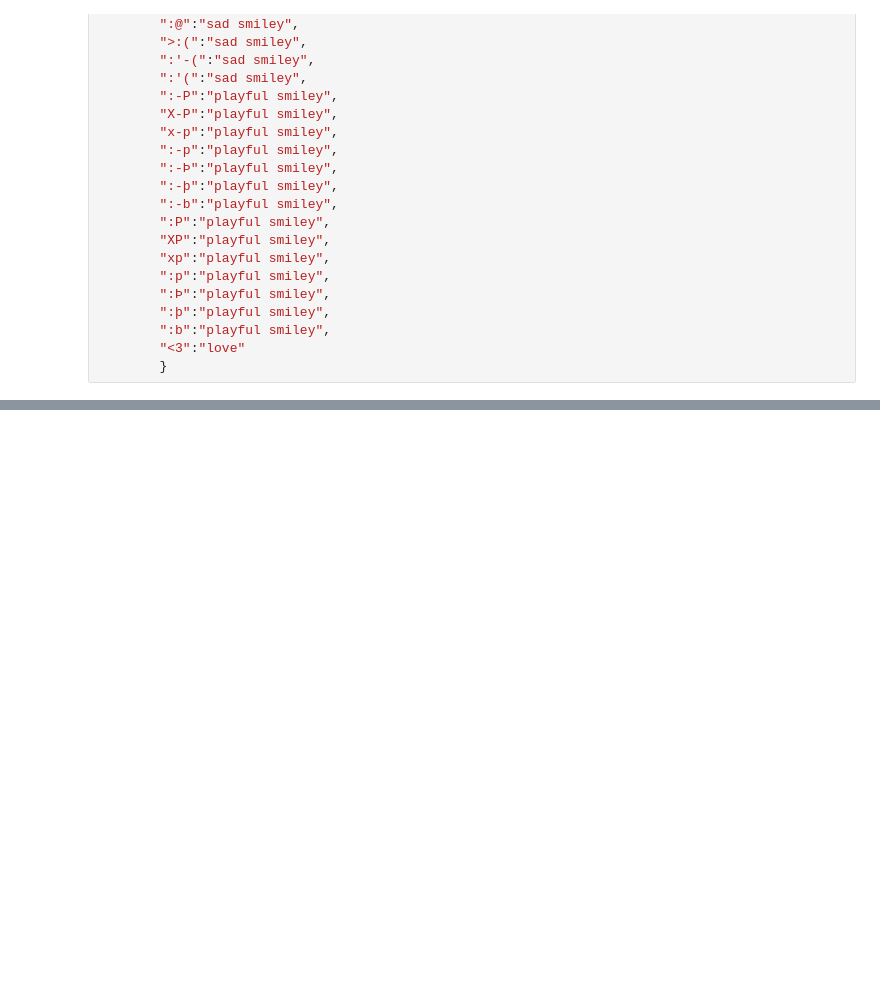
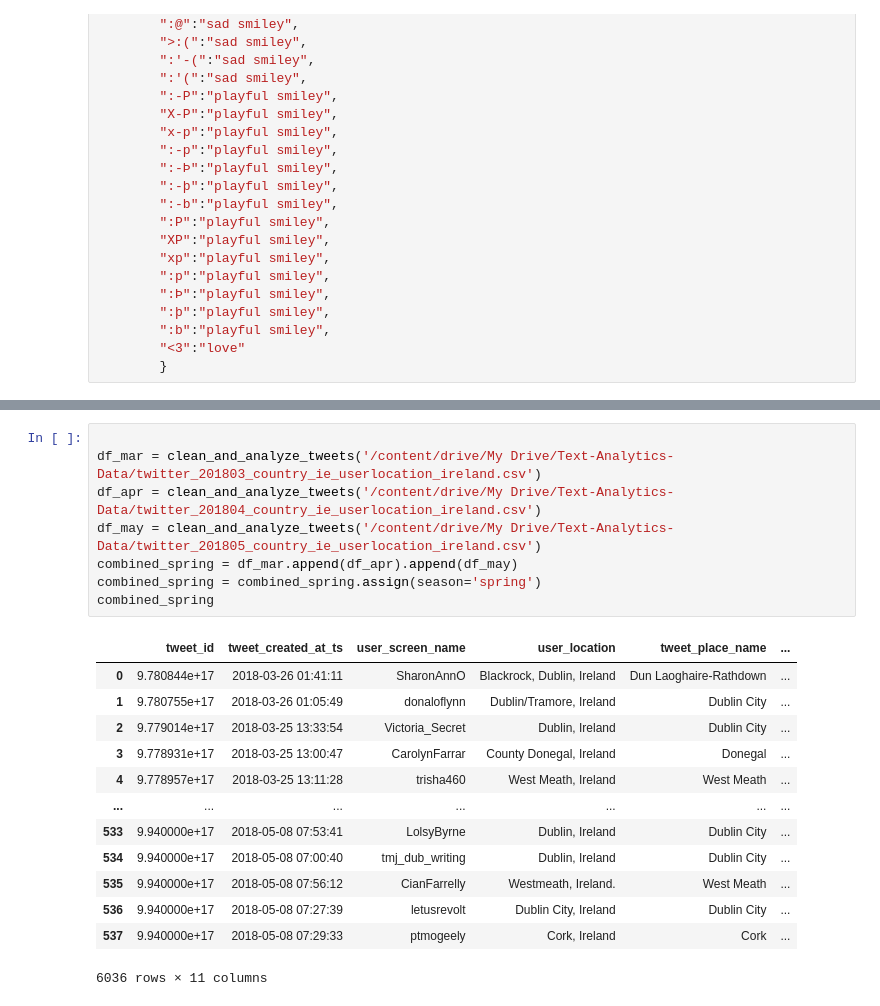
Before and after one commit to johnstcn/cs7is4group4, a Jupyter notebook: colab-notebook/TA_G4.ipynb, the cells around one changed output, grey strips where cells are left out. Saved outputs shown, nothing was run; the diff lists cells and outputs as text; blank space fills up the shorter version.

```diff
--- a/colab-notebook/TA_G4.ipynb
+++ b/colab-notebook/TA_G4.ipynb
@@ -406,0 +437,22 @@ forecasts.sample(10)
+# %%
+
+df_mar = clean_and_analyze_tweets('/content/drive/My Drive/Text-Analytics-Data/twitter_201803_country_ie_userlocation_ireland.csv')
+df_apr = clean_and_analyze_tweets('/content/drive/My Drive/Text-Analytics-Data/twitter_201804_country_ie_userlocation_ireland.csv')
+df_may = clean_and_analyze_tweets('/content/drive/My Drive/Text-Analytics-Data/twitter_201805_country_ie_userlocation_ireland.csv')
+combined_spring = df_mar.append(df_apr).append(df_may)
+combined_spring = combined_spring.assign(season='spring')
+combined_spring
+# %% [output]
+|  | tweet_id | tweet_created_at_ts | user_screen_name | user_location | tweet_place_name | ... |
+| 0 | 9.780844e+17 | 2018-03-26 01:41:11 | SharonAnnO | Blackrock, Dublin, Ireland | Dun Laoghaire-Rathdown | ... |
+| 1 | 9.780755e+17 | 2018-03-26 01:05:49 | donaloflynn | Dublin/Tramore, Ireland | Dublin City | ... |
+| 2 | 9.779014e+17 | 2018-03-25 13:33:54 | Victoria_Secret | Dublin, Ireland | Dublin City | ... |
+| 3 | 9.778931e+17 | 2018-03-25 13:00:47 | CarolynFarrar | County Donegal, Ireland | Donegal | ... |
+| 4 | 9.778957e+17 | 2018-03-25 13:11:28 | trisha460 | West Meath, Ireland | West Meath | ... |
+| ... | ... | ... | ... | ... | ... | ... |
+| 533 | 9.940000e+17 | 2018-05-08 07:53:41 | LolsyByrne | Dublin, Ireland | Dublin City | ... |
+| 534 | 9.940000e+17 | 2018-05-08 07:00:40 | tmj_dub_writing | Dublin, Ireland | Dublin City | ... |
+| 535 | 9.940000e+17 | 2018-05-08 07:56:12 | CianFarrelly | Westmeath, Ireland. | West Meath | ... |
+| 536 | 9.940000e+17 | 2018-05-08 07:27:39 | letusrevolt | Dublin City, Ireland | Dublin City | ... |
+| 537 | 9.940000e+17 | 2018-05-08 07:29:33 | ptmogeely | Cork, Ireland | Cork | ... |
+6036 rows × 11 columns
```
Also changed, not shown: parts of 32 cells of this notebook, 1 other file.
